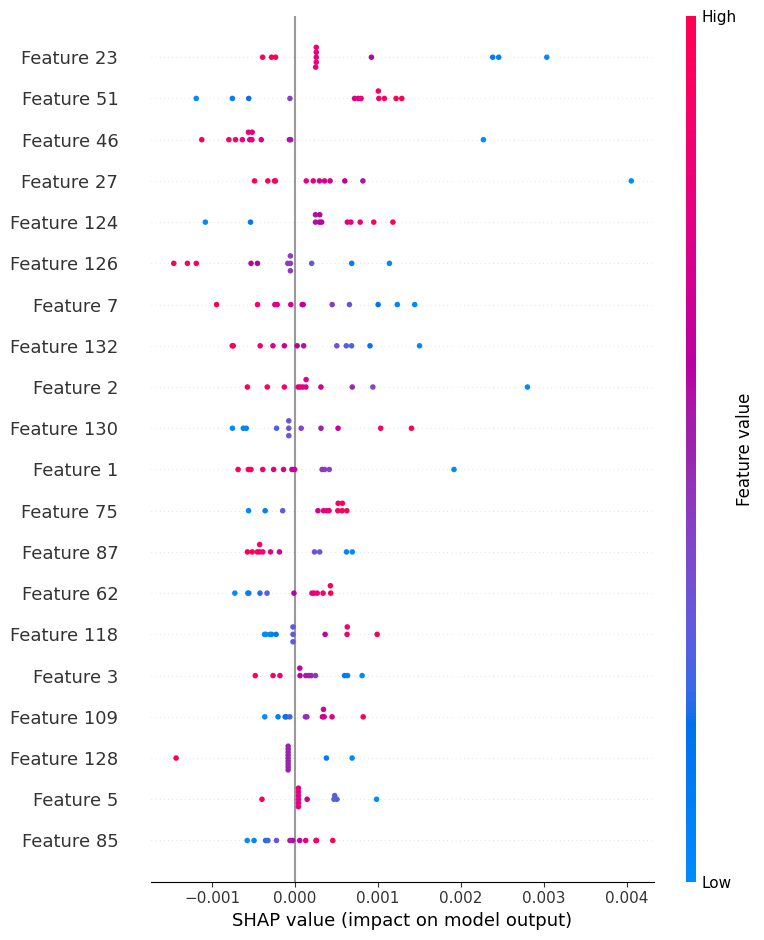
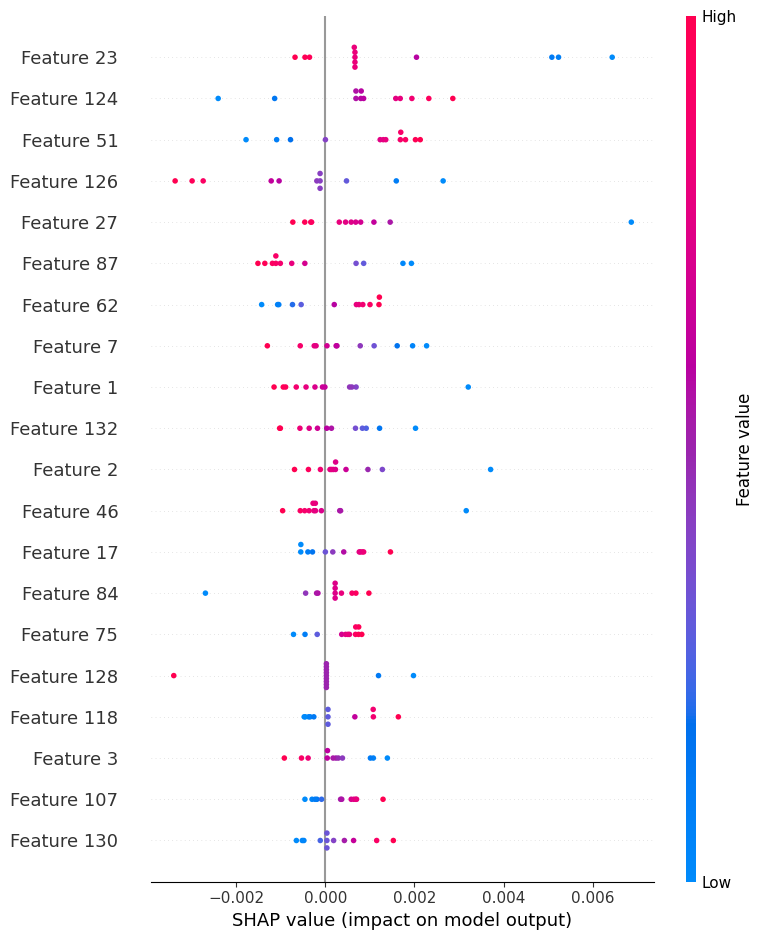
Unified diff of the notebook cell whose output changed from the first chart to the second:
--- before
+++ after
@@ -1,2 +1,3 @@
+fig = plt.gcf()
 # index 0 is for the positive class
 shap_lip = shap_values[0][0]
@@ -4,3 +5,3 @@
 shap_pro = shap_values[0][2]
 
-shap.summary_plot(shap_metab, metabtest_tensor)
+shap.summary_plot(shap_metab, metabtest_tensor, show = False)

Commit: Add script mode to lambda function Add sections to README about running pipeline from script/docker container add some missing modules